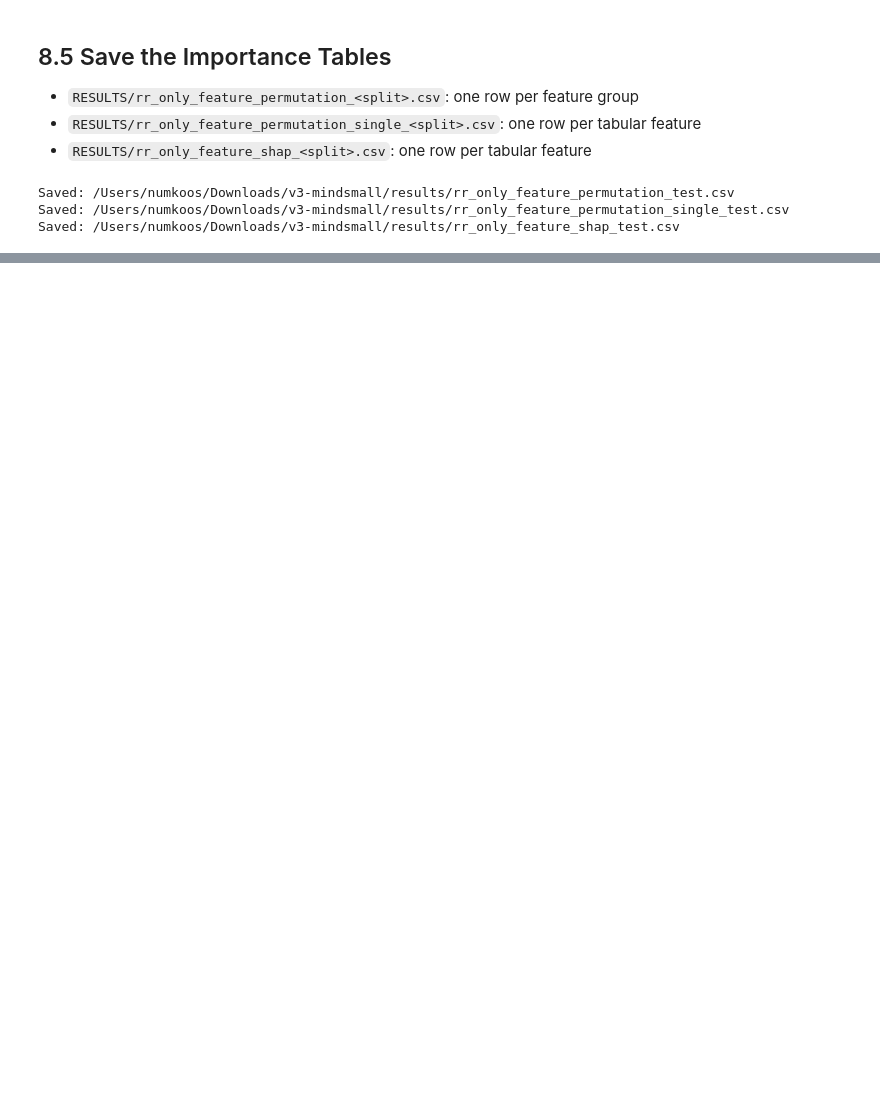
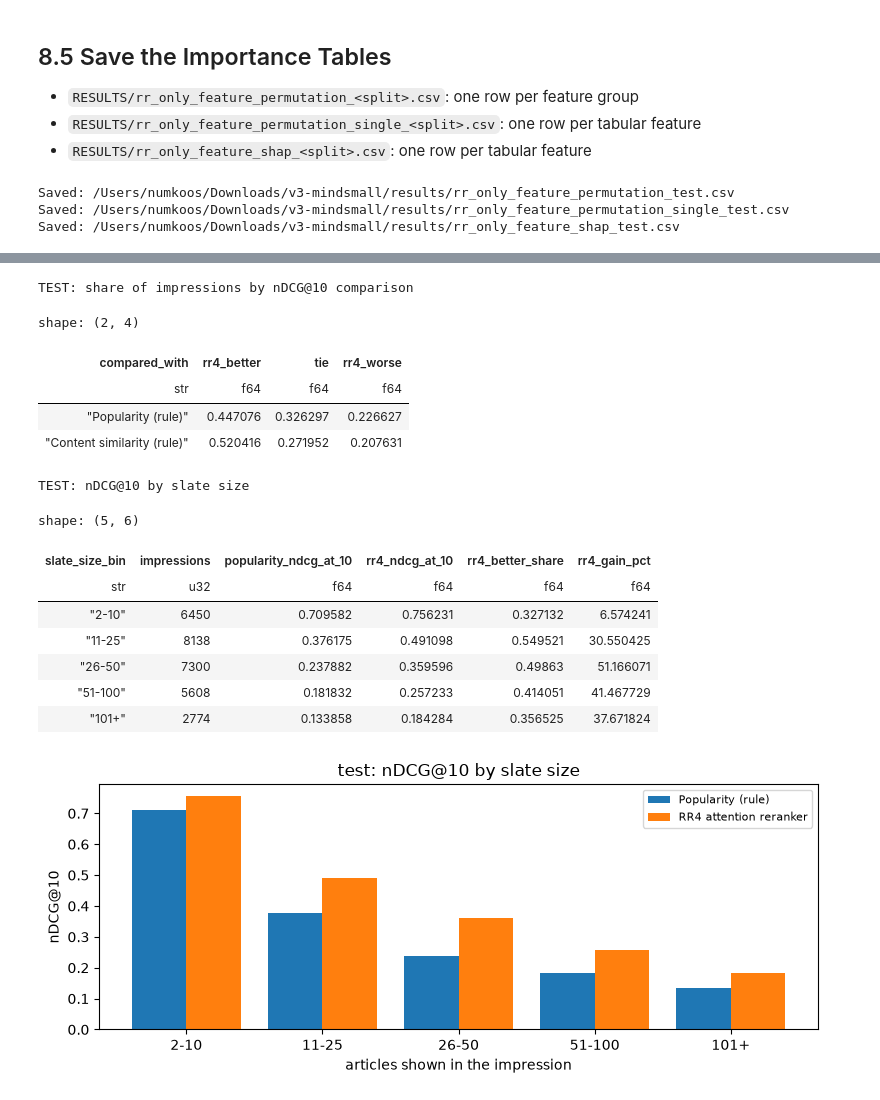
Before and after one commit to hippo2311/BT4222-Group-6-, a Jupyter notebook: 5_Models/5_03_Pipeline_Evaluation/1_RR_only/PE_RR_logged_slates.ipynb, the cells around one changed output, grey strips where cells are left out. Drawn from its saved outputs; the diff is of its cells as text; code cells hidden in the pictures; blank space fills up the shorter version.

```diff
--- a/5_Models/5_03_Pipeline_Evaluation/1_RR_only/PE_RR_logged_slates.ipynb
+++ b/5_Models/5_03_Pipeline_Evaluation/1_RR_only/PE_RR_logged_slates.ipynb
@@ -2249,0 +2476,64 @@ Saved: /Users/numkoos/Downloads/v3-mindsmall/results/rr_only_feature_shap_test.c
+# %%
+win_loss = pl.DataFrame(
+    [
+        {
+            "compared_with": MODEL_LABELS[m],
+            "rr4_better": ((diagnostic_slates["ndcg_rr4"] - diagnostic_slates[f"ndcg_{SHORT[m]}"]) > 1e-9).mean(),
+            "tie": ((diagnostic_slates["ndcg_rr4"] - diagnostic_slates[f"ndcg_{SHORT[m]}"]).abs() <= 1e-9).mean(),
+            "rr4_worse": ((diagnostic_slates["ndcg_rr4"] - diagnostic_slates[f"ndcg_{SHORT[m]}"]) < -1e-9).mean(),
+        }
+        for m in (POPULARITY_MODEL, CONTENT_MODEL)
+    ]
+)
+print(f"{TARGET_SPLIT.upper()}: share of impressions by nDCG@10 comparison")
+display(win_loss)
+
+SLATE_SIZE_BINS = [(2, 10), (11, 25), (26, 50), (51, 100), (101, None)]
+size_bin = pl.lit(None, dtype=pl.Utf8)
+for low, high in reversed(SLATE_SIZE_BINS):
+    label = f"{low}+" if high is None else f"{low}-{high}"
+    condition = pl.col("slate_size") >= low if high is None else pl.col("slate_size").is_between(low, high)
+    size_bin = pl.when(condition).then(pl.lit(label)).otherwise(size_bin)
+SIZE_ORDER = [f"{low}+" if high is None else f"{low}-{high}" for low, high in SLATE_SIZE_BINS]
+
+by_slate_size = (
+    diagnostic_slates.with_columns(size_bin.alias("slate_size_bin"))
+    .group_by("slate_size_bin")
+    .agg(
+        pl.len().alias("impressions"),
+        pl.col("ndcg_pop").mean().alias("popularity_ndcg_at_10"),
+        pl.col("ndcg_rr4").mean().alias("rr4_ndcg_at_10"),
+        ((pl.col("ndcg_rr4") - pl.col("ndcg_pop")) > 1e-9).mean().alias("rr4_better_share"),
+    )
+    .with_columns((100 * (pl.col("rr4_ndcg_at_10") / pl.col("popularity_ndcg_at_10") - 1)).alias("rr4_gain_pct"))
+    .sort(pl.col("slate_size_bin").replace_strict({b: i for i, b in enumerate(SIZE_ORDER)}))
+)
+print(f"{TARGET_SPLIT.upper()}: nDCG@10 by slate size")
+display(by_slate_size)
+
+fig, ax = plt.subplots(figsize=(8, 3.4))
+positions = np.arange(by_slate_size.height)
+ax.bar(positions - 0.2, by_slate_size["popularity_ndcg_at_10"], 0.4, label=MODEL_LABELS[POPULARITY_MODEL])
+ax.bar(positions + 0.2, by_slate_size["rr4_ndcg_at_10"], 0.4, label=MODEL_LABELS[RR4_MODEL])
+ax.set_xticks(positions, by_slate_size["slate_size_bin"])
+ax.set(title=f"{TARGET_SPLIT}: nDCG@10 by slate size", xlabel="articles shown in the impression", ylabel="nDCG@10")
+ax.legend(fontsize=8)
+plt.tight_layout()
+plt.show()
+# %% [output]
+TEST: share of impressions by nDCG@10 comparison
+shape: (2, 4)
+| compared_with | rr4_better | tie | rr4_worse |
+| str | f64 | f64 | f64 |
+| "Popularity (rule)" | 0.447076 | 0.326297 | 0.226627 |
+| "Content similarity (rule)" | 0.520416 | 0.271952 | 0.207631 |
+TEST: nDCG@10 by slate size
+shape: (5, 6)
+| slate_size_bin | impressions | popularity_ndcg_at_10 | rr4_ndcg_at_10 | rr4_better_share | rr4_gain_pct |
+| str | u32 | f64 | f64 | f64 | f64 |
+| "2-10" | 6450 | 0.709582 | 0.756231 | 0.327132 | 6.574241 |
+| "11-25" | 8138 | 0.376175 | 0.491098 | 0.549521 | 30.550425 |
+| "26-50" | 7300 | 0.237882 | 0.359596 | 0.49863 | 51.166071 |
+| "51-100" | 5608 | 0.181832 | 0.257233 | 0.414051 | 41.467729 |
+| "101+" | 2774 | 0.133858 | 0.184284 | 0.356525 | 37.671824 |
+[figure, added]
```
Also changed, not shown: parts of 21 cells of this notebook, 2 other files.
